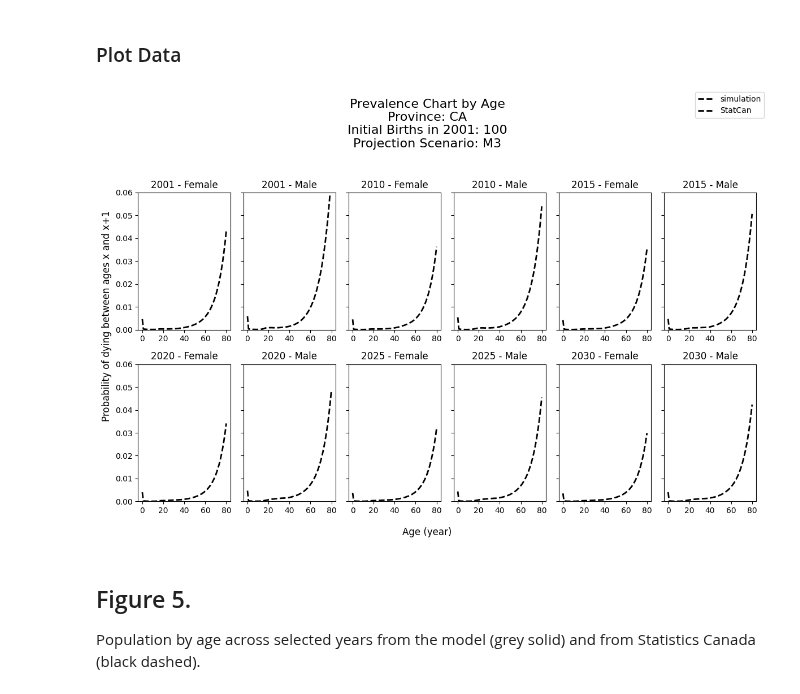
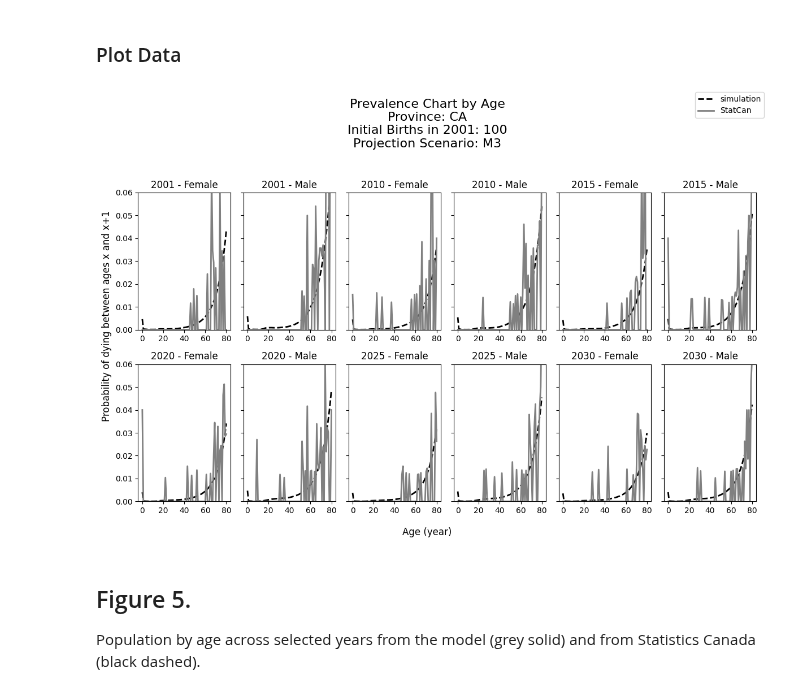
Before and after one commit to resplab/leap, a Jupyter notebook: validation.ipynb, the cells around one changed output. Drawn from its saved outputs; the diff is of its cells as text; code cells hidden in the pictures.

Commit message:
finish fig4 with model data

```diff
--- a/validation.ipynb
+++ b/validation.ipynb
@@ -51,14 +51,27 @@ Mortality by sex (left: males; right: females) for the model (grey solid) and St
 # %%
 # Read obsereved StatsCanada asthma prevalence data
 target_mortality_df = pd.read_csv(get_data_path("processed_data/life_table.csv"))
+
+# Read mortality data from simulation
+model_mortality_df = pd.read_csv(pathlib.Path(
+    PATH_OUTPUT, f"{RUN_BUNDLE_NAME}/outcome_matrix_death.csv"))
+# Read population data from simulation
+model_alive_df = pd.read_csv(pathlib.Path(
+    PATH_OUTPUT, f"{RUN_BUNDLE_NAME}/outcome_matrix_alive.csv"))
 # %% [markdown]
 ### Process Data
 # %%
-# Filter StatsCanada day by ages under 80 years for the figure
+# Filter by ages under 80 years for the figure
 target_mortality_df = target_mortality_df[target_mortality_df["age"] <= 80]
-
 # Filter by chosen province
 target_mortality_df = target_mortality_df[target_mortality_df["province"] == PROVINCE]
+
+# Filter by ages under 80 years for the figure
+model_mortality_df = model_mortality_df[model_mortality_df["age"] <= 80]
+# Merge model_mortality_df with model_alive_df to get n_alive for each row
+model_mortality_df = model_mortality_df.merge(model_alive_df, on=['year', 'age', 'sex'])
+# Calculate mortality rate as n_deaths / n_alive
+model_mortality_df['prob_death'] = model_mortality_df['n_deaths'] / model_mortality_df['n_alive']
 # %% [markdown]
 ### Plot Data
 # %%
@@ -76,37 +89,44 @@ for i, year in enumerate(figure_years):
         # Get axis for current plot by indexing with i and j
         if num_rows == 1:
             ax: plt.Axes = axs[i * 2 + j] if num_cols == 1 else axs[i * 2 + j]
         else:
             ax: plt.Axes = axs[i // num_cols][i % num_cols * 2 + j]
 
-        # Filter observed df by current year and sex
-        fig4df = target_mortality_df[
+        # Filter StatsCan data by current year and sex
+        target_mortality_filtered_df = target_mortality_df[
             (target_mortality_df['year'] == year) &
             (target_mortality_df['sex'] == sex)]
+        # Filter simulation data by current year and sex
+        model_mortality_filtered_df = model_mortality_df[
+            (model_mortality_df['year'] == year) &
+            (model_mortality_df['sex'] == sex)]
 
-        ax.plot(fig4df["age"], fig4df["prob_death"],
+        # Make plots
+        ax.plot(target_mortality_filtered_df["age"], target_mortality_filtered_df["prob_death"],
                 color="black", linestyle="dashed", linewidth=2)
+        ax.plot(model_mortality_filtered_df["age"], model_mortality_filtered_df["prob_death"],
+                color="grey", linewidth=2)
 
         # Set title and axis limits
         ax.set_title(f"{year} - {'Female' if sex == 'F' else 'Male'}", fontsize=12)
         ax.set_ylim(0, 0.06)
         ax.set_xticks([0, 20, 40, 60, 80])
 
 # Additional figure details
 fig.supxlabel("Age (year)")
 fig.supylabel("Probability of dying between ages x and x+1")
 fig.suptitle(
     f"Prevalence Chart by Age\n" +
     f"Province: {PROVINCE}\n" +
     f"Initial Births in {STARTING_YEAR}: {N_BIRTHS}\n" +
     f"Projection Scenario: {PROJECTION_SCENARIO}",
     fontsize=16
 )
 fig.legend(["simulation", "StatCan"])
 plt.tight_layout(rect=[0, 0, 1, 0.95])
 plt.show()
 # %% [output]
-[figure, old version]
+[figure, new version]
 # %% [markdown]
 ## Figure 5.
 
```
